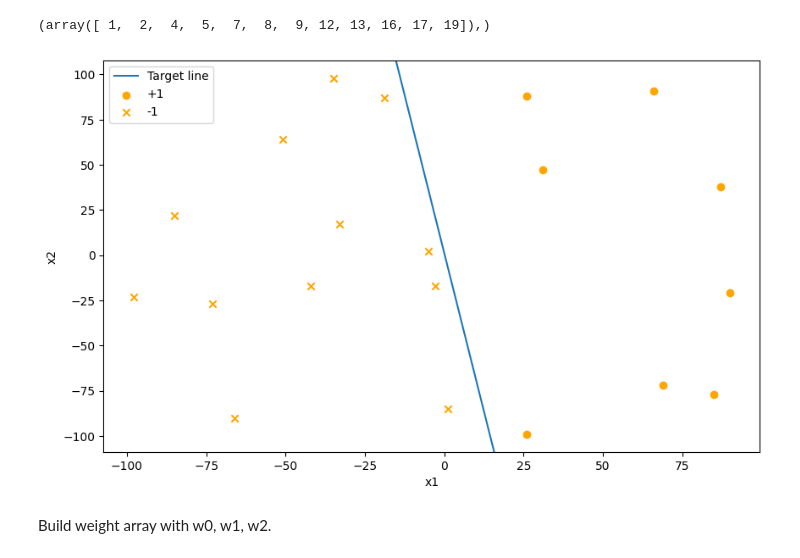
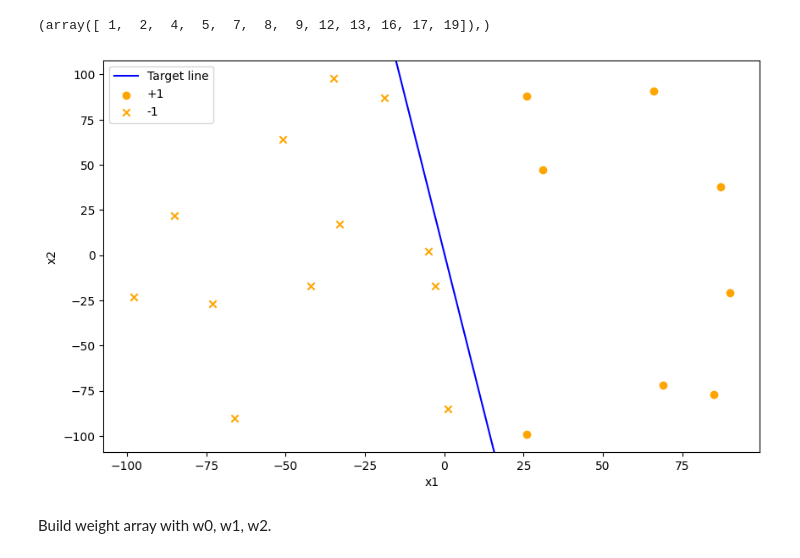
Before and after one commit to Mehrdadt1999/Learning_From_Data_exercises, a Jupyter notebook: chapter1_exc.ipynb, the cells around one changed output. Cells and saved outputs as stored; diff of their text form; code cells hidden in the pictures.

```diff
--- a/chapter1_exc.ipynb
+++ b/chapter1_exc.ipynb
@@ -66,14 +66,14 @@ minus_data
 # %%
 plt.figure(figsize=(10, 6))
 plt.xlabel("x1")
 plt.ylabel("x2")
-plt.axline(slope=slop, xy1=(0, y_intercept), label="Target line")
+plt.axline(slope=slop, xy1=(0, y_intercept), label="Target line", color="blue")
 plt.scatter(dataset[plus_data, 0], dataset[plus_data, 1], color="orange", marker="o", label="+1")
 plt.scatter(dataset[minus_data, 0], dataset[minus_data, 1], color="orange", marker="x", label="-1")
 plt.legend()
 plt.show()
 # %% [output]
-[figure, old version]
+[figure, new version]
 # %% [markdown]
 Build weight array with w0, w1, w2.
 # %%
```
